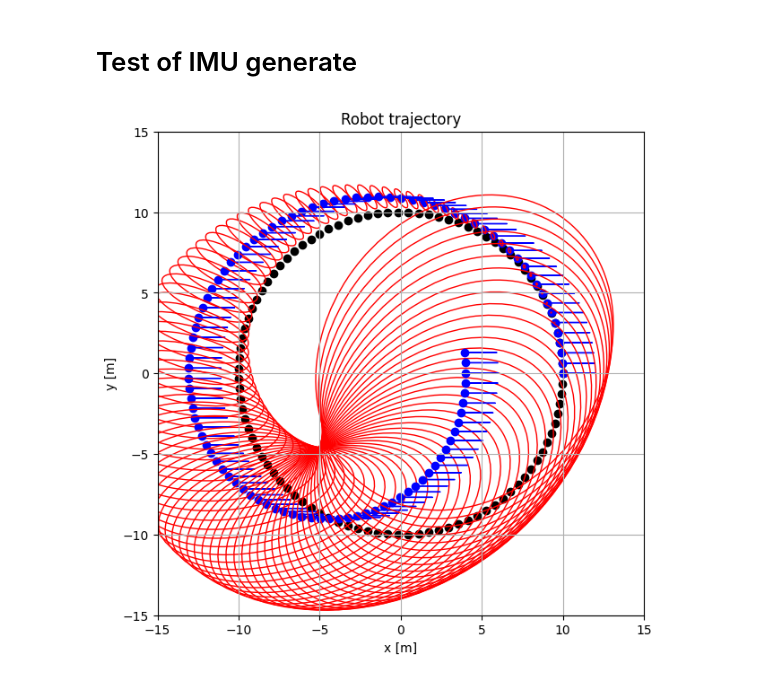
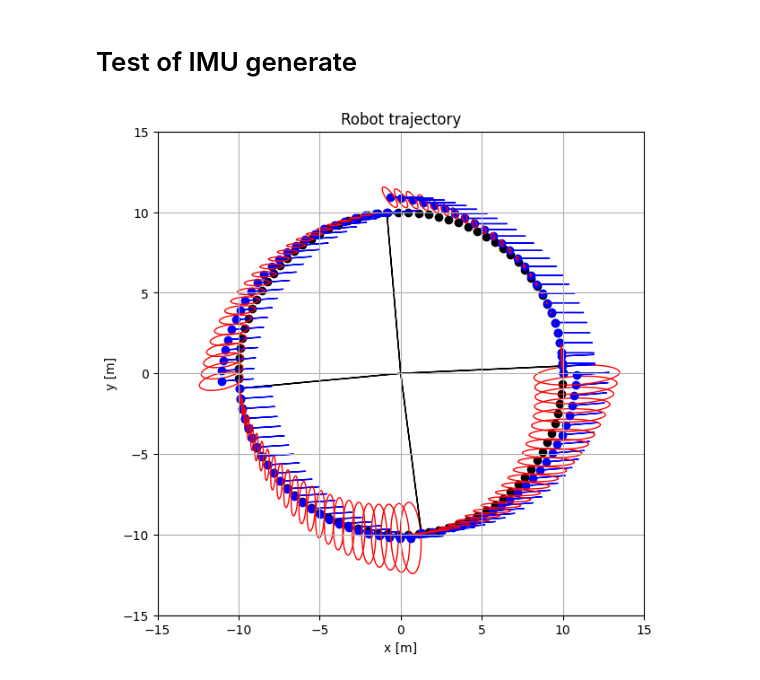
Before and after one commit to MarcusLariJ/UWB_Rasberry, a Jupyter notebook: Sim/test_env.ipynb, the cells around one changed output. Saved outputs shown, nothing was run; the diff lists cells and outputs as text; code cells hidden in the pictures.

```diff
--- a/Sim/test_env.ipynb
+++ b/Sim/test_env.ipynb
@@ -68,32 +69,36 @@ mmi = mf.MotionModel(x0=x0, dt=dt, Q=np.diag([1e6, 1e6, 1e6, 0.00001, 0.00001, 0
 measi = mf.MeasModel(R=np.diag([0.0001, 0.0001, 0.1, 0.1, 0.1]))
 mmj = mf.MotionModel(dt=dt)
 measj = mf.MeasModel()
 
 fig, ax = rp.setup_plot()
 
 ax.scatter(pos[1,:], pos[2,:], c='black')
 
 rp.plot_position2(ax, mmi.x, mmi.P)
 meas_num = y_IMU.shape[1]
 for i in range(meas_num):
     mmi.predict()
     mmi.propagate()
     if (i == meas_num/4) or (i == meas_num/2) or (i==3*meas_num/4) or (i==meas_num-1):
-        y_rb = traj.gen_rb(pos[0,i],
+        y_b, y_r = traj.gen_rb_amb(pos[0,i],
                            mmj.x[mf.X_THETA, 0],
                            pos[1:3, i:i+1],
                            mmj.x[mf.X_P],
                            measi.t,
                            measj.t)
+
+        # ML to handle front-back ambiguity
+        y_rb = mf.ML_rb(y_b, y_r, mmi, mmj, measi, measj)
+
         # Concatanate the two measurement vectors
         y_full = np.concatenate((y_rb, y_IMU[:, i:i+1]), axis=0)
         mf.KF_full(mmi, mmj, measi, measj, y_full)
         rp.plot_measurement(ax, mmi.x, mmj.x)
     else:
         mf.KF_IMU(mmi, measi, y_IMU[:,i:i+1])
     rp.plot_position2(ax, mmi.x, mmi.P)
 mmi.predict()
 mmi.propagate()
 rp.plot_position2(ax, mmi.x, mmi.P)
 # %% [output]
-[figure, old version]
+[figure, new version]
```
Also changed, not shown: parts of 2 cells of this notebook, 3 other files.
